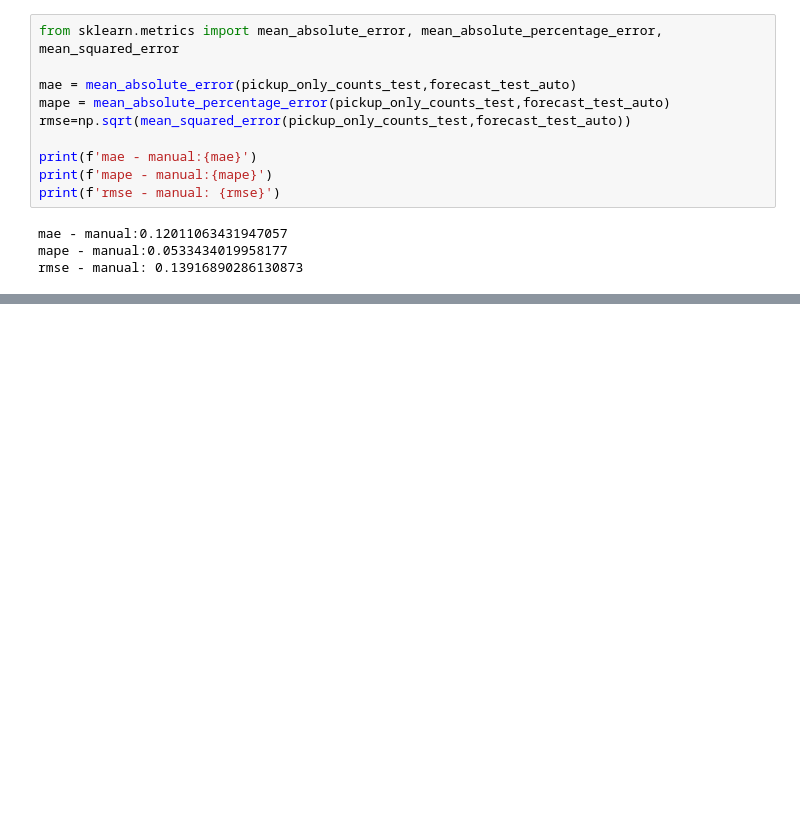
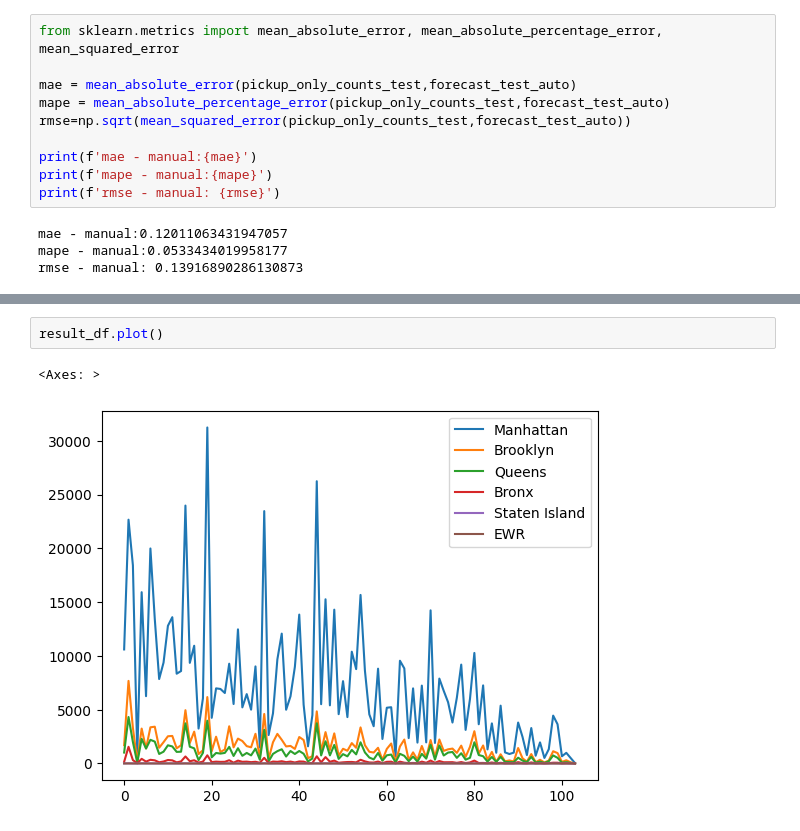
Before and after one commit to Isanjalee/fyp, a Jupyter notebook: Analyses_and_Forecasting.ipynb, the cells around one changed output, grey strips where cells are left out. Cells and saved outputs as stored; diff of their text form; blank space fills up the shorter version.

```diff
--- a/Analyses_and_Forecasting.ipynb
+++ b/Analyses_and_Forecasting.ipynb
@@ -1288,0 +1460,5 @@ rmse - manual: 0.13916890286130873
+# %%
+result_df.plot()
+# %% [output]
+<Axes: >
+[figure, added]
```
Also changed, not shown: parts of 68 cells of this notebook.
